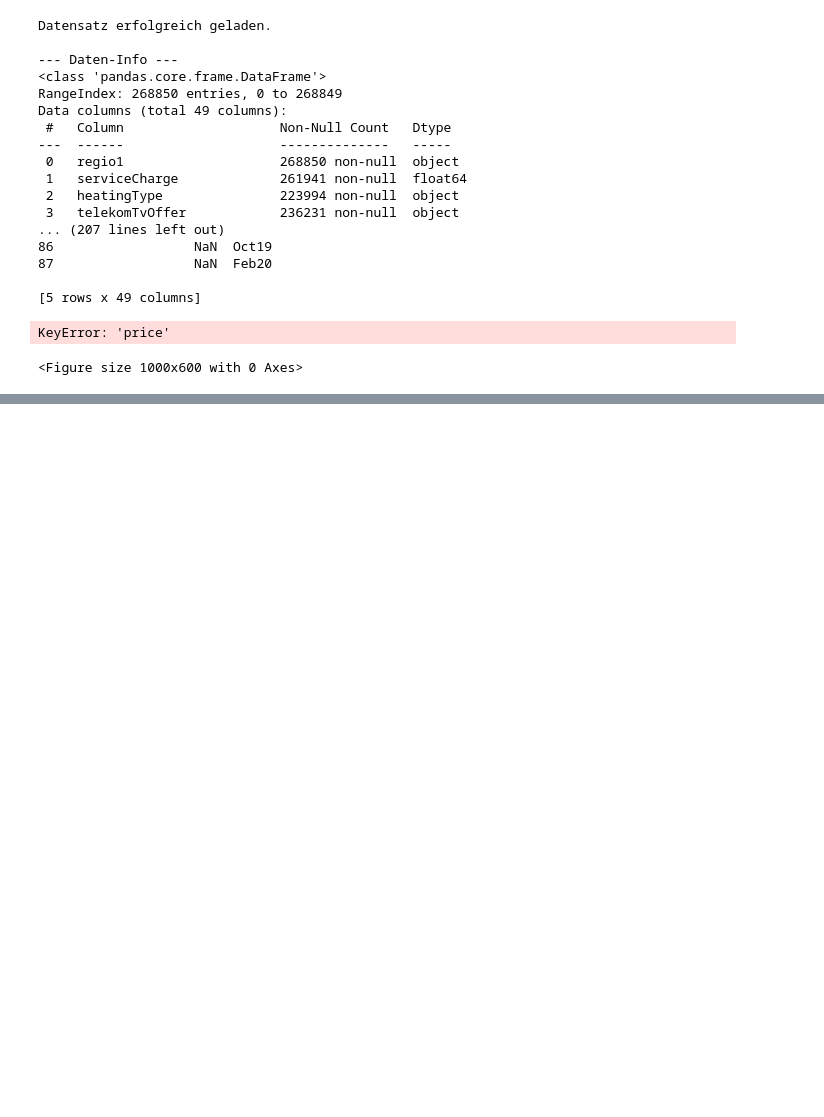
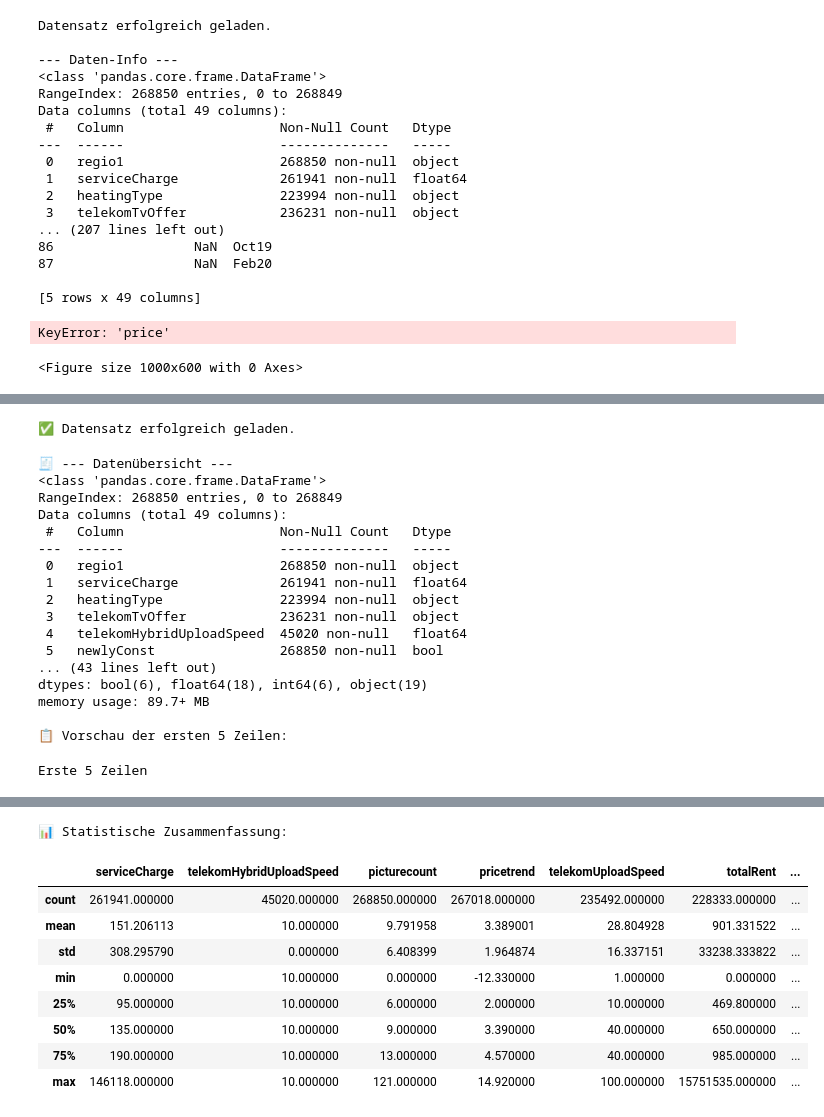
Before and after one commit to adnansalem1/berlin_rent_prediction, a Jupyter notebook: berlin_rent_prediction.ipynb, the cells around one changed output, grey strips where cells are left out. Saved outputs shown, nothing was run; the diff lists cells and outputs as text; code cells hidden in the pictures; blank space fills up the shorter version.

```diff
--- a/berlin_rent_prediction.ipynb
+++ b/berlin_rent_prediction.ipynb
@@ -258,0 +354,38 @@ Data columns (total 49 columns):
+# %%
+# 📁 Aufgabe 2: Daten laden
+try:
+    df = pd.read_csv('data/immo_data.csv')
+    print("✅ Datensatz erfolgreich geladen.")
+except FileNotFoundError:
+    print("❌ Fehler: 'immo_data.csv' nicht gefunden. Stelle sicher, dass die Datei im Ordner 'data/' liegt.")
+# %% [output]
+✅ Datensatz erfolgreich geladen.
+# %%
+# 🔍 Aufgabe 3: Überblick über die Daten
+print("\n🧾 --- Datenübersicht ---")
+df.info()
+
+print("\n📋 Vorschau der ersten 5 Zeilen:")
+display(df.head().style.set_caption("Erste 5 Zeilen").background_gradient(cmap='Blues'))
+
+print("\n📊 Statistische Zusammenfassung:")
+display(df.describe().style.background_gradient(cmap='YlGnBu'))
+# %% [output]
+🧾 --- Datenübersicht ---
+<class 'pandas.core.frame.DataFrame'>
+RangeIndex: 268850 entries, 0 to 268849
+Data columns (total 49 columns):
+ #   Column                    Non-Null Count   Dtype
+---  ------                    --------------   -----
+ 0   regio1                    268850 non-null  object
+ 1   serviceCharge             261941 non-null  float64
+ 2   heatingType               223994 non-null  object
+ 3   telekomTvOffer            236231 non-null  object
+ 4   telekomHybridUploadSpeed  45020 non-null   float64
+ 5   newlyConst                268850 non-null  bool
+... (43 lines left out)
+dtypes: bool(6), float64(18), int64(6), object(19)
+memory usage: 89.7+ MB
+
+📋 Vorschau der ersten 5 Zeilen:
+Erste 5 Zeilen
@@ -258,0 +398,10 @@ Data columns (total 49 columns):
+📊 Statistische Zusammenfassung:
+|  | serviceCharge | telekomHybridUploadSpeed | picturecount | pricetrend | telekomUploadSpeed | totalRent | ... |
+| count | 261941.000000 | 45020.000000 | 268850.000000 | 267018.000000 | 235492.000000 | 228333.000000 | ... |
+| mean | 151.206113 | 10.000000 | 9.791958 | 3.389001 | 28.804928 | 901.331522 | ... |
+| std | 308.295790 | 0.000000 | 6.408399 | 1.964874 | 16.337151 | 33238.333822 | ... |
+| min | 0.000000 | 10.000000 | 0.000000 | -12.330000 | 1.000000 | 0.000000 | ... |
+| 25% | 95.000000 | 10.000000 | 6.000000 | 2.000000 | 10.000000 | 469.800000 | ... |
+| 50% | 135.000000 | 10.000000 | 9.000000 | 3.390000 | 40.000000 | 650.000000 | ... |
+| 75% | 190.000000 | 10.000000 | 13.000000 | 4.570000 | 40.000000 | 985.000000 | ... |
+| max | 146118.000000 | 10.000000 | 121.000000 | 14.920000 | 100.000000 | 15751535.000000 | ... |
```
Also changed, not shown: parts of 10 cells of this notebook.
